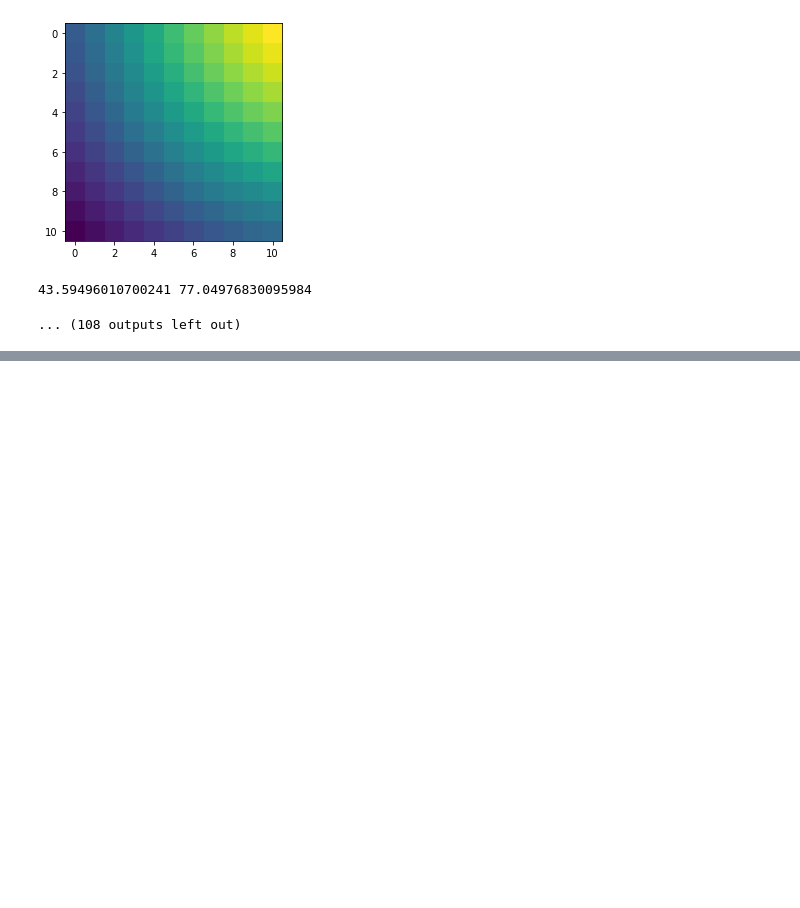
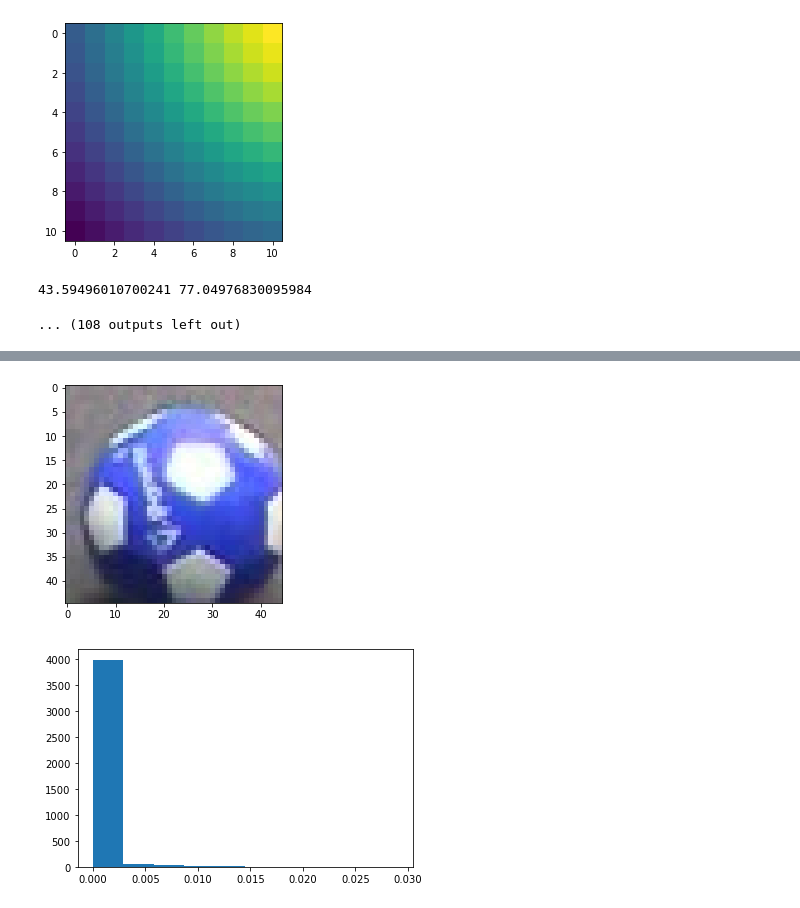
Before and after one commit to matemato/Advanced-computer-vision, a Jupyter notebook: Assignments/2/test.ipynb, the cells around one changed output, grey strips where cells are left out. Saved outputs shown, nothing was run; the diff lists cells and outputs as text; code cells hidden in the pictures; blank space fills up the shorter version.

```diff
--- a/Assignments/2/test.ipynb
+++ b/Assignments/2/test.ipynb
@@ -83,0 +99,15 @@ for i in range(40):
+# %%
+im2 = cv2.imread("./Sequences/ball/00000005.jpg")
+
+wi,_ = get_patch(im2, start, size)
+plt.imshow(wi)
+plt.show()
+ep = create_epanechnik_kernel(45,45,1)
+
+h2 = extract_histogram(wi, 16, ep)
+h2 = h2/np.sum(h2)
+plt.hist(h2)
+plt.show()
+# %% [output]
+[figure, added]
+[figure, added]
```
Also changed, not shown: parts of 6 cells of this notebook, 5 other files.
